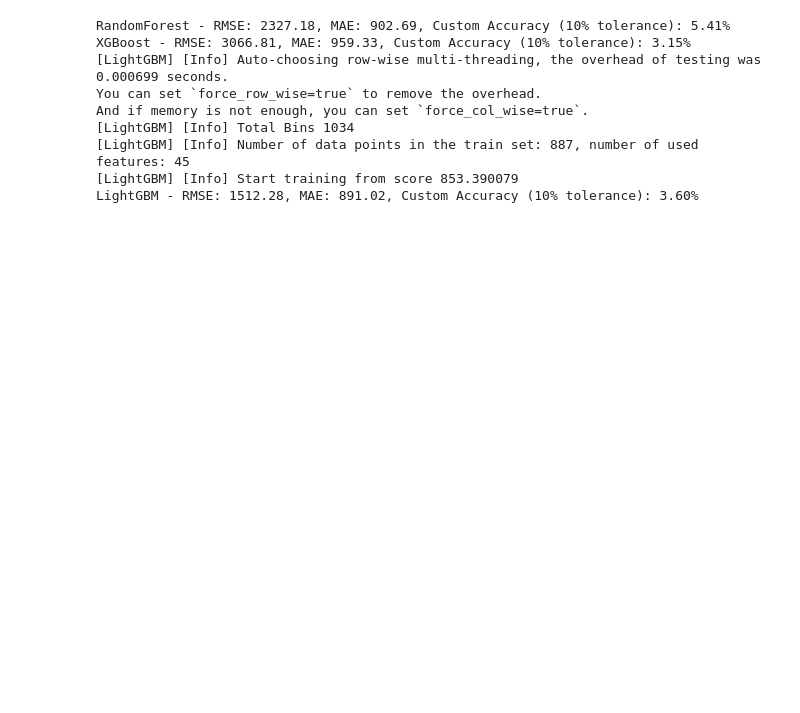
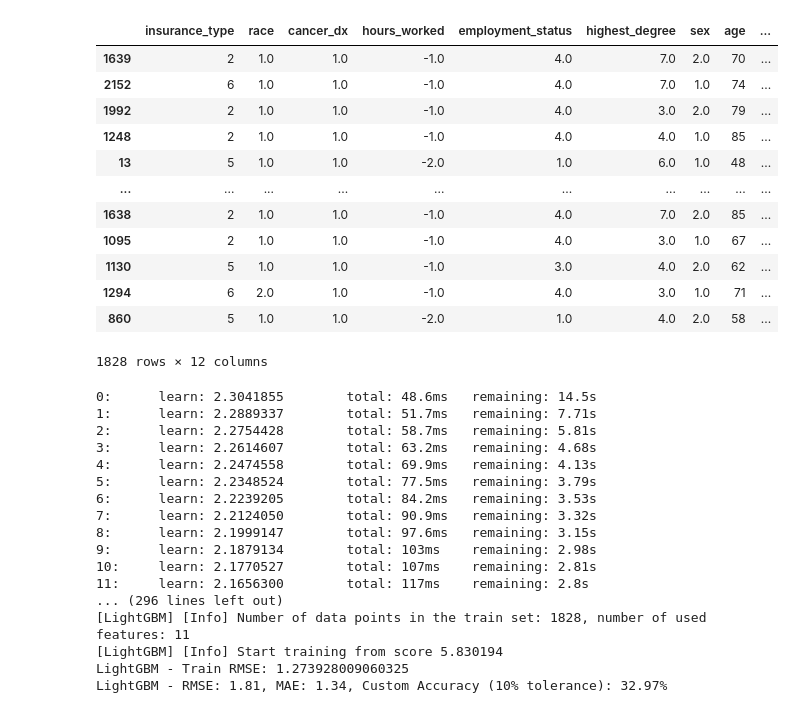
Before and after one commit to KluelessKat/CS506-, a Jupyter notebook: newmodel.ipynb, the cells around one changed output. Cells and saved outputs as stored; diff of their text form; code cells hidden in the pictures; blank space fills up the shorter version.

```diff
--- a/newmodel.ipynb
+++ b/newmodel.ipynb
@@ -23,12 +52,29 @@ y = data['Out_of_Pocket_Cost']
 
 # Split the dataset (80% training, 20% testing)
 X_train, X_test, y_train, y_test = train_test_split(X, y, test_size=0.2, random_state=42)
+# %%
+X_train
+# %% [output]
+|  | insurance_type | race | cancer_dx | hours_worked | employment_status | highest_degree | sex | age | ... |
+| 1639 | 2 | 1.0 | 1.0 | -1.0 | 4.0 | 7.0 | 2.0 | 70 | ... |
+| 2152 | 6 | 1.0 | 1.0 | -1.0 | 4.0 | 7.0 | 1.0 | 74 | ... |
+| 1992 | 2 | 1.0 | 1.0 | -1.0 | 4.0 | 3.0 | 2.0 | 79 | ... |
+| 1248 | 2 | 1.0 | 1.0 | -1.0 | 4.0 | 4.0 | 1.0 | 85 | ... |
+| 13 | 5 | 1.0 | 1.0 | -2.0 | 1.0 | 6.0 | 1.0 | 48 | ... |
+| ... | ... | ... | ... | ... | ... | ... | ... | ... | ... |
+| 1638 | 2 | 1.0 | 1.0 | -1.0 | 4.0 | 7.0 | 2.0 | 85 | ... |
+| 1095 | 2 | 1.0 | 1.0 | -1.0 | 4.0 | 3.0 | 1.0 | 67 | ... |
+| 1130 | 5 | 1.0 | 1.0 | -1.0 | 3.0 | 4.0 | 2.0 | 62 | ... |
+| 1294 | 6 | 2.0 | 1.0 | -1.0 | 4.0 | 3.0 | 1.0 | 71 | ... |
+| 860 | 5 | 1.0 | 1.0 | -2.0 | 1.0 | 4.0 | 2.0 | 58 | ... |
+1828 rows × 12 columns
 # %%
 # Define models
 models = {
-    "RandomForest": RandomForestRegressor(random_state=42, n_estimators=100),
-    "XGBoost": XGBRegressor(random_state=42, n_estimators=100, objective='reg:squarederror'),
-    "LightGBM": LGBMRegressor(random_state=42, n_estimators=100),
+    #"RandomForest": RandomForestRegressor(random_state=42, n_estimators=300),
+    "Catboost": CatBoostRegressor(random_state=42, n_estimators=300, learning_rate=0.02),
+    "XGBoost": XGBRegressor(random_state=42, n_estimators=300, objective='reg:squarederror', learning_rate=0.02),
+    "LightGBM": LGBMRegressor(random_state=42, n_estimators=300, learning_rate=0.02),
 }
 
 # Define tolerance for custom accuracy
@@ -46,6 +92,9 @@ for model_name, model in models.items():
     # Train the model
     model.fit(X_train, y_train)
 
+    y_pred_train = model.predict(X_train)
+    print(f"{model_name} - Train RMSE: {np.sqrt(mean_squared_error(y_train, y_pred_train))}")
+
     # Predict on the test set
     y_pred = model.predict(X_test)
 
@@ -57,15 +106,23 @@ for model_name, model in models.items():
     model_scores[model_name] = {"RMSE": rmse, "MAE": mae, "Custom Accuracy (10% tolerance)": custom_acc}
     print(f"{model_name} - RMSE: {rmse:.2f}, MAE: {mae:.2f}, Custom Accuracy (10% tolerance): {custom_acc:.2f}%")
 # %% [output]
-RandomForest - RMSE: 2327.18, MAE: 902.69, Custom Accuracy (10% tolerance): 5.41%
-XGBoost - RMSE: 3066.81, MAE: 959.33, Custom Accuracy (10% tolerance): 3.15%
-[LightGBM] [Info] Auto-choosing row-wise multi-threading, the overhead of testing was 0.000699 seconds.
-You can set `force_row_wise=true` to remove the overhead.
-And if memory is not enough, you can set `force_col_wise=true`.
-[LightGBM] [Info] Total Bins 1034
-[LightGBM] [Info] Number of data points in the train set: 887, number of used features: 45
-[LightGBM] [Info] Start training from score 853.390079
-LightGBM - RMSE: 1512.28, MAE: 891.02, Custom Accuracy (10% tolerance): 3.60%
+0:      learn: 2.3041855        total: 48.6ms   remaining: 14.5s
+1:      learn: 2.2889337        total: 51.7ms   remaining: 7.71s
+2:      learn: 2.2754428        total: 58.7ms   remaining: 5.81s
+3:      learn: 2.2614607        total: 63.2ms   remaining: 4.68s
+4:      learn: 2.2474558        total: 69.9ms   remaining: 4.13s
+5:      learn: 2.2348524        total: 77.5ms   remaining: 3.79s
+6:      learn: 2.2239205        total: 84.2ms   remaining: 3.53s
+7:      learn: 2.2124050        total: 90.9ms   remaining: 3.32s
+8:      learn: 2.1999147        total: 97.6ms   remaining: 3.15s
+9:      learn: 2.1879134        total: 103ms    remaining: 2.98s
+10:     learn: 2.1770527        total: 107ms    remaining: 2.81s
+11:     learn: 2.1656300        total: 117ms    remaining: 2.8s
+... (296 lines left out)
+[LightGBM] [Info] Number of data points in the train set: 1828, number of used features: 11
+[LightGBM] [Info] Start training from score 5.830194
+LightGBM - Train RMSE: 1.273928009060325
+LightGBM - RMSE: 1.81, MAE: 1.34, Custom Accuracy (10% tolerance): 32.97%
 # %%
 # Display model performance comparison
 model_performance = pd.DataFrame(model_scores).T
```
Also changed, not shown: parts of 10 cells of this notebook.
